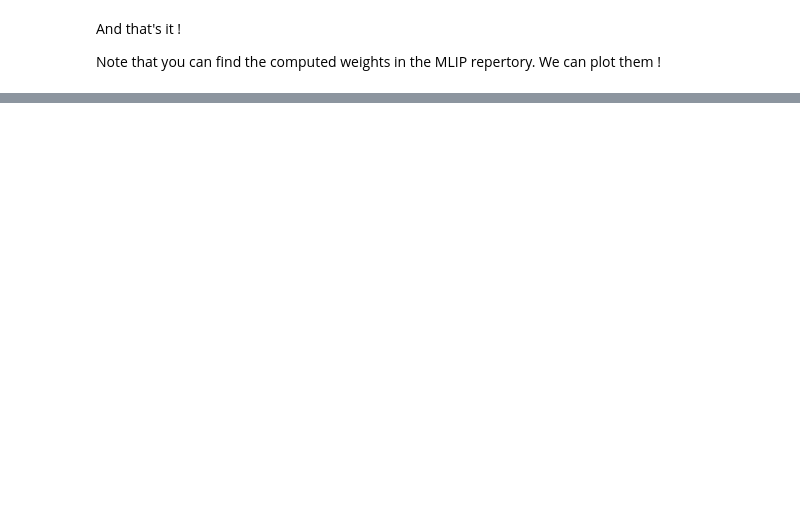
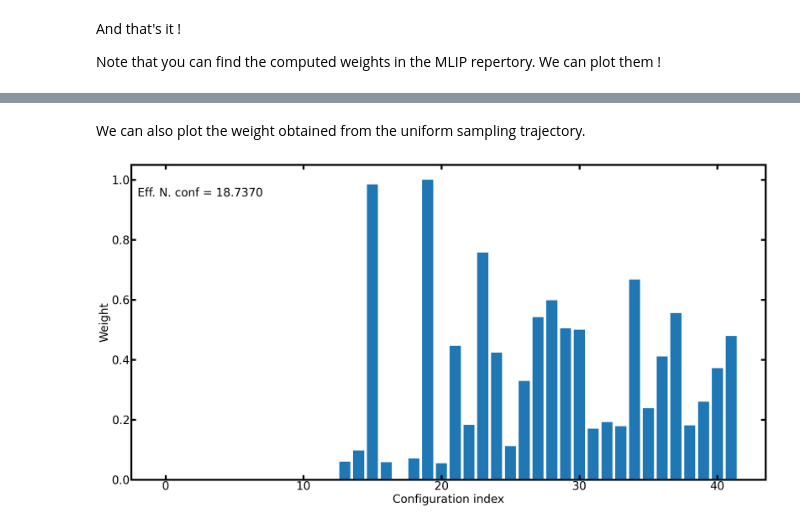
Before and after one commit to mlacs-developers/mlacs, a Jupyter notebook: tutorials/Mlacs/2_multistate_mbar/OtfMlacs_tuto2.ipynb, the cells around one changed output, grey strips where cells are left out. Cells and saved outputs as stored; diff of their text form; code cells hidden in the pictures; blank space fills up the shorter version.

```diff
--- a/tutorials/Mlacs/2_multistate_mbar/OtfMlacs_tuto2.ipynb
+++ b/tutorials/Mlacs/2_multistate_mbar/OtfMlacs_tuto2.ipynb
@@ -186,0 +229,12 @@ Average structure:
+# %%
+mbar = MbarManager()
+
+mlip_mbar = LinearPotential(descriptor, weight=mbar)
+
+dyn = OtfMlacs(at,
+               states,
+               calc,
+               mlip_mbar,
+               prefix_output='Replay_Trajectory',
+               neq=0)
+dyn.run(10)
@@ -186,0 +259,16 @@ Average structure:
+# %% [markdown]
+We can also plot the weight obtained from the uniform sampling trajectory.
+# %%
+import numpy as np
+import matplotlib.pyplot as plt
+from mlacs.utilities.plots import plot_weights, init_rcParams
+
+plt.rcParams.update({'figure.figsize': (30,15)})
+fig, ax0 = plt.subplots()
+init_rcParams()
+w = mbar.weight*mbar.get_effective_conf()
+w /= max(w)                                  # Just to have weights varying from 0 to 1
+ax0 = plot_weights(ax0, w)
+plt.show()
+# %% [output]
+[figure, added]
```
Also changed, not shown: parts of 32 cells of this notebook, 1 other file.
